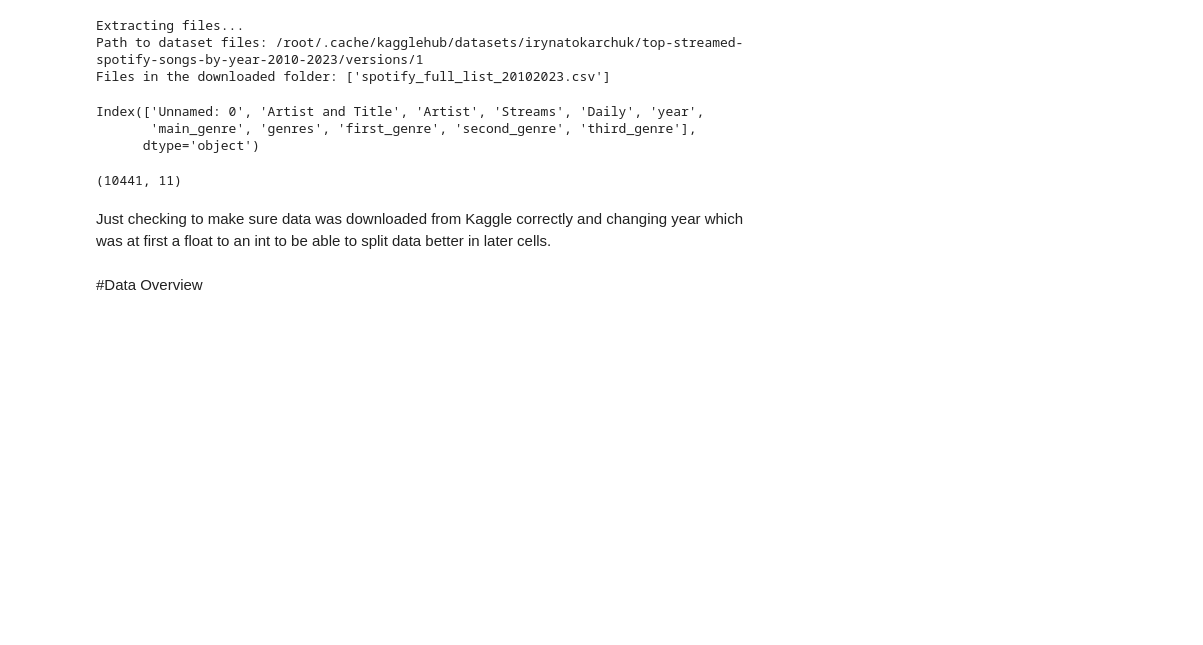
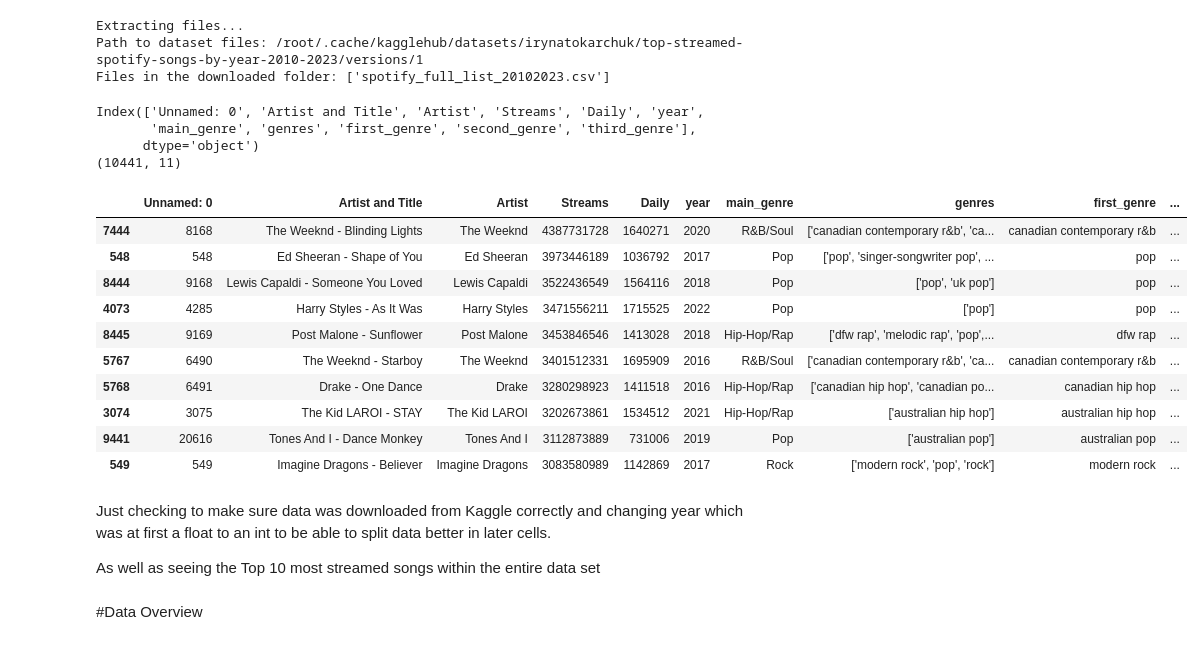
Before and after one commit to JTenaSan/CS3120_EDA_Jesus-Tena, a Jupyter notebook: Spotify_EDA_Jesus_Tena.ipynb, the cells around one changed output. Cells and saved outputs as stored; diff of their text form; code cells hidden in the pictures; blank space fills up the shorter version.

```diff
--- a/Spotify_EDA_Jesus_Tena.ipynb
+++ b/Spotify_EDA_Jesus_Tena.ipynb
@@ -39,15 +39,30 @@ Files in the downloaded folder: ['spotify_full_list_20102023.csv']
 # %%
 print(df.columns)
 df['year'] = df['year'].astype(int)
-df.head()
-df.shape
+new_df = df.copy().sort_values(by='Streams', ascending=False)
+print(df.shape)
+df.head(10)
+new_df.head(10)
 # %% [output]
 Index(['Unnamed: 0', 'Artist and Title', 'Artist', 'Streams', 'Daily', 'year',
        'main_genre', 'genres', 'first_genre', 'second_genre', 'third_genre'],
       dtype='object')
+(10441, 11)
-(10441, 11)
+|  | Unnamed: 0 | Artist and Title | Artist | Streams | Daily | year | main_genre | genres | first_genre | ... |
+| 7444 | 8168 | The Weeknd - Blinding Lights | The Weeknd | 4387731728 | 1640271 | 2020 | R&B/Soul | ['canadian contemporary r&b', 'ca... | canadian contemporary r&b | ... |
+| 548 | 548 | Ed Sheeran - Shape of You | Ed Sheeran | 3973446189 | 1036792 | 2017 | Pop | ['pop', 'singer-songwriter pop', ... | pop | ... |
+| 8444 | 9168 | Lewis Capaldi - Someone You Loved | Lewis Capaldi | 3522436549 | 1564116 | 2018 | Pop | ['pop', 'uk pop'] | pop | ... |
+| 4073 | 4285 | Harry Styles - As It Was | Harry Styles | 3471556211 | 1715525 | 2022 | Pop | ['pop'] | pop | ... |
+| 8445 | 9169 | Post Malone - Sunflower | Post Malone | 3453846546 | 1413028 | 2018 | Hip-Hop/Rap | ['dfw rap', 'melodic rap', 'pop',... | dfw rap | ... |
+| 5767 | 6490 | The Weeknd - Starboy | The Weeknd | 3401512331 | 1695909 | 2016 | R&B/Soul | ['canadian contemporary r&b', 'ca... | canadian contemporary r&b | ... |
+| 5768 | 6491 | Drake - One Dance | Drake | 3280298923 | 1411518 | 2016 | Hip-Hop/Rap | ['canadian hip hop', 'canadian po... | canadian hip hop | ... |
+| 3074 | 3075 | The Kid LAROI - STAY | The Kid LAROI | 3202673861 | 1534512 | 2021 | Hip-Hop/Rap | ['australian hip hop'] | australian hip hop | ... |
+| 9441 | 20616 | Tones And I - Dance Monkey | Tones And I | 3112873889 | 731006 | 2019 | Pop | ['australian pop'] | australian pop | ... |
+| 549 | 549 | Imagine Dragons - Believer | Imagine Dragons | 3083580989 | 1142869 | 2017 | Rock | ['modern rock', 'pop', 'rock'] | modern rock | ... |
 # %% [markdown]
 Just checking to make sure data was downloaded from Kaggle correctly and changing year which was at first a float to an int to be able to split data better in later cells.
+
+As well as seeing the Top 10 most streamed songs within the entire data set
 # %% [markdown]
 #Data Overview
 # %%
```
Also changed, not shown: parts of 5 cells of this notebook.
